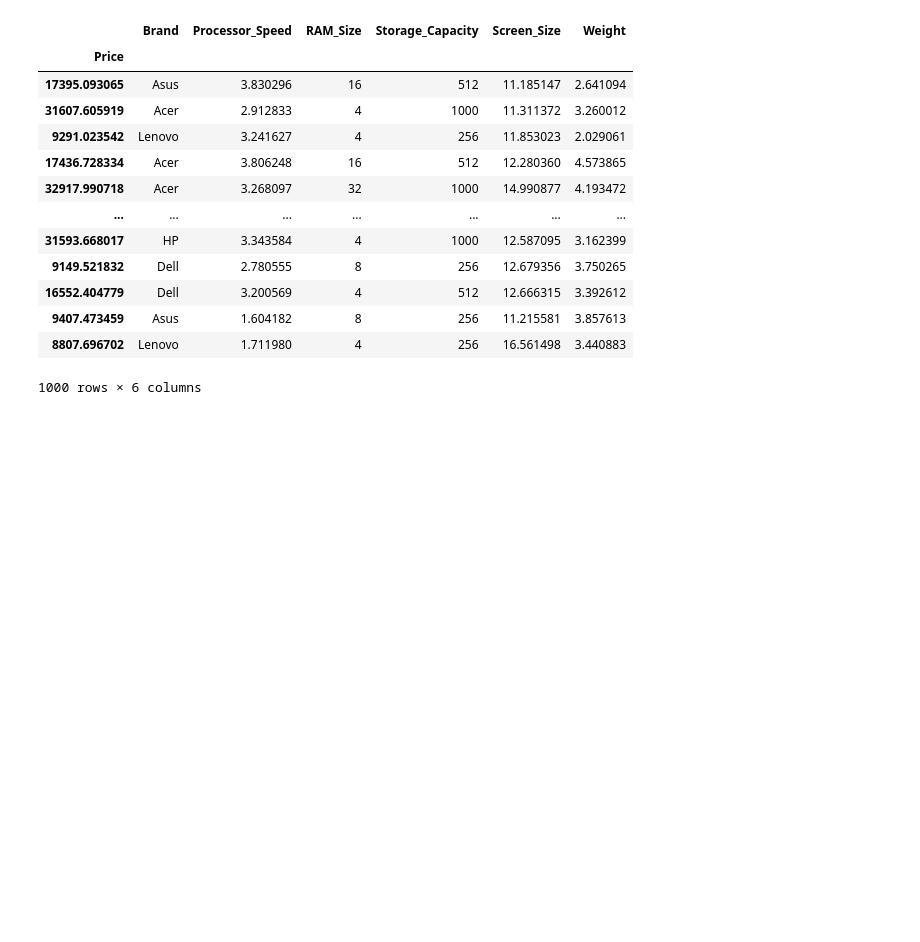
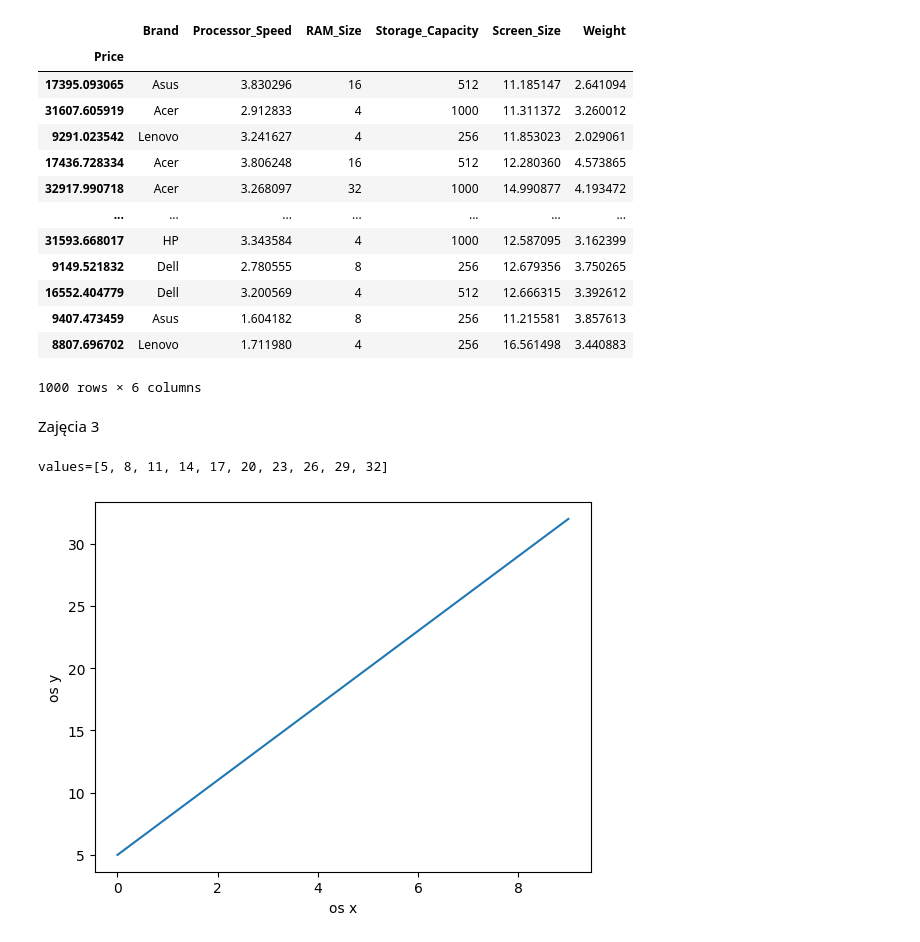
Before and after one commit to JedWojtowicz/MAD_SWPS_Jedrzej_Wojtowicz_3, a Jupyter notebook: MAD_JW_Projekt.ipynb, the cells around one changed output. Cells and saved outputs as stored; diff of their text form; code cells hidden in the pictures; blank space fills up the shorter version.

```diff
--- a/MAD_JW_Projekt.ipynb
+++ b/MAD_JW_Projekt.ipynb
@@ -151,3 +153,5 @@ laptop_new_idx
 | 9407.473459 | Asus | 1.604182 | 8 | 256 | 11.215581 | 3.857613 |
 | 8807.696702 | Lenovo | 1.711980 | 4 | 256 | 16.561498 | 3.440883 |
 1000 rows × 6 columns
+# %% [markdown]
+Zajęcia 3
@@ -153,0 +161,20 @@ laptop_new_idx
+# %%
+def linear_function(a: int, b: int, x: int) -> int:
+  return a * x + b
+# %%
+domain: list[int] = [0, 1, 2, 3, 4, 5, 6, 7, 8, 9]
+values: list[int] = []
+
+for number in domain:
+  values.append(linear_function(3, 5, number))
+
+print(f'values={values}')
+
+plt.plot(domain, values)
+plt.xlabel('os x')
+plt.ylabel('os y')
+
+plt.show()
+# %% [output]
+values=[5, 8, 11, 14, 17, 20, 23, 26, 29, 32]
+[figure, added]
```
Also changed, not shown: parts of 22 cells of this notebook.
